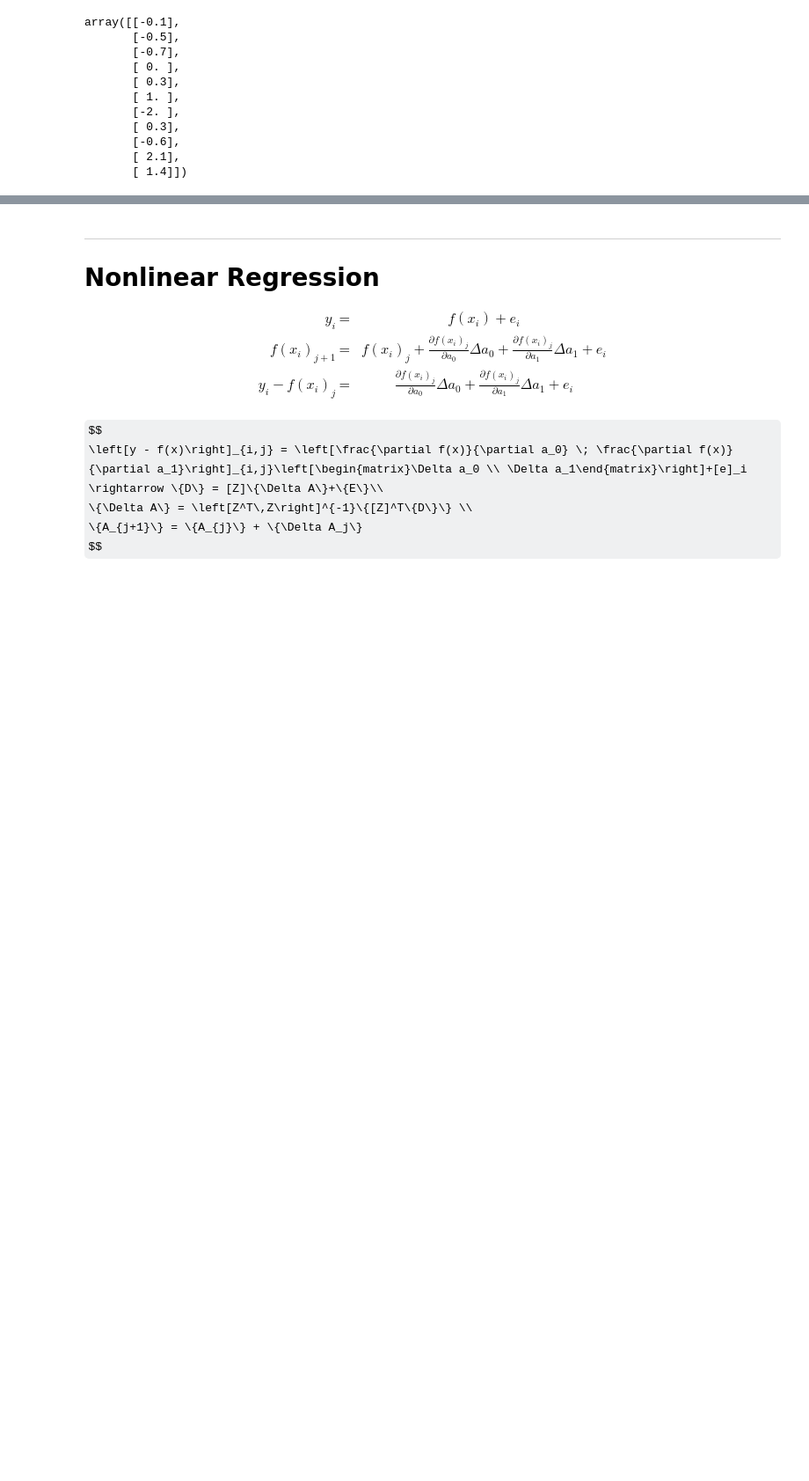
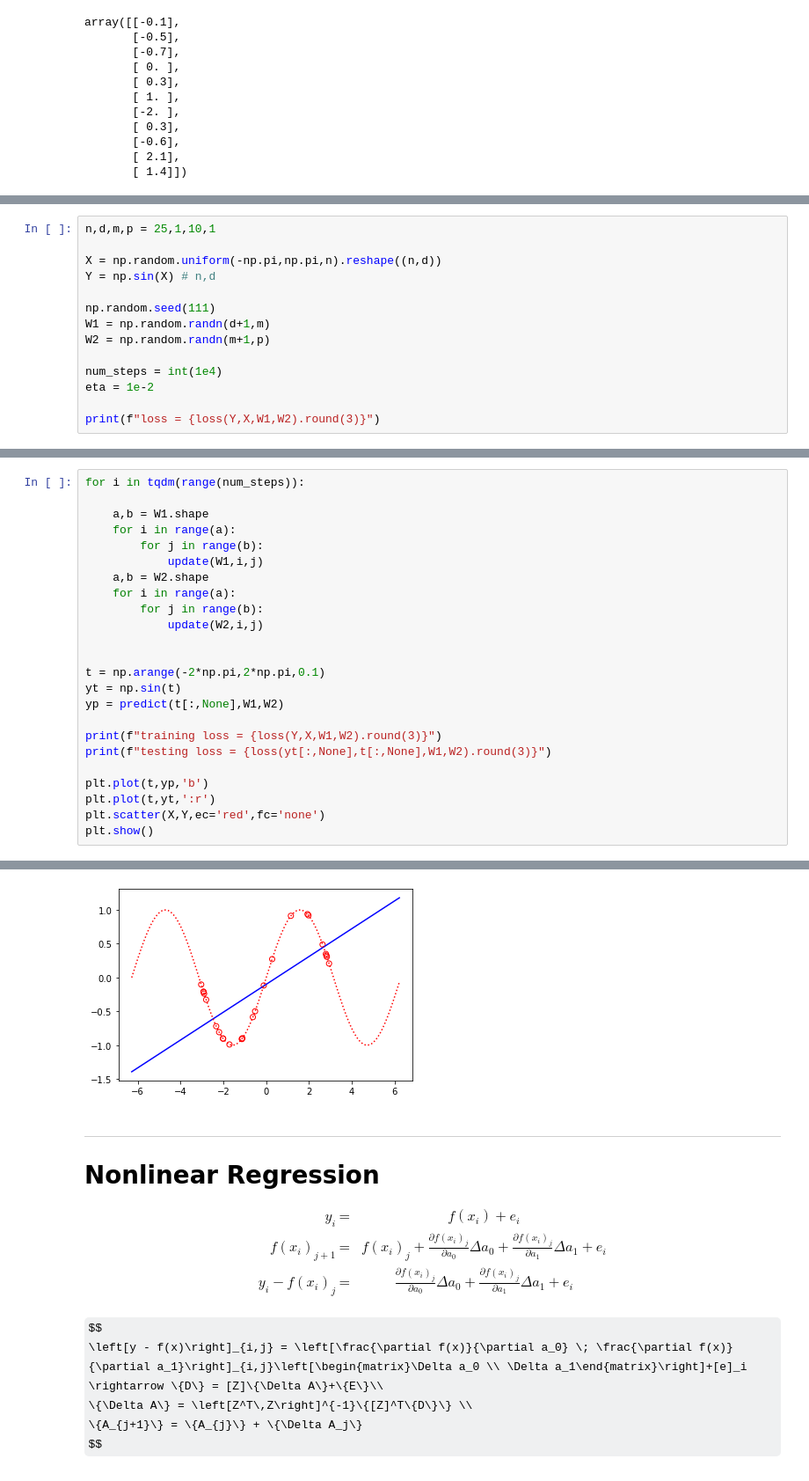
Before and after one commit to garfield-gray/NeuralNetwork, a Jupyter notebook: 14001006_C25_NeuralNetworks_P25_3.ipynb, the cells around one changed output, grey strips where cells are left out. Shown at 88% size. Drawn from its saved outputs; the diff is of its cells as text; some formulas as TeX source; blank space fills up the shorter version.

```diff
--- a/14001006_C25_NeuralNetworks_P25_3.ipynb
+++ b/14001006_C25_NeuralNetworks_P25_3.ipynb
@@ -239,0 +278,14 @@ array([[-0.1],
+# %%
+n,d,m,p = 25,1,10,1
+
+X = np.random.uniform(-np.pi,np.pi,n).reshape((n,d))
+Y = np.sin(X) # n,d
+
+np.random.seed(111)
+W1 = np.random.randn(d+1,m)
+W2 = np.random.randn(m+1,p)
+
+num_steps = int(1e4)
+eta = 1e-2
+
+print(f"loss = {loss(Y,X,W1,W2).round(3)}")
@@ -239,0 +294,25 @@ array([[-0.1],
+# %%
+for i in tqdm(range(num_steps)):
+
+    a,b = W1.shape
+    for i in range(a):
+        for j in range(b):
+            update(W1,i,j)
+    a,b = W2.shape
+    for i in range(a):
+        for j in range(b):
+            update(W2,i,j)
+
+
+t = np.arange(-2*np.pi,2*np.pi,0.1)
+yt = np.sin(t)
+yp = predict(t[:,None],W1,W2)
+
+print(f"training loss = {loss(Y,X,W1,W2).round(3)}")
+print(f"testing loss = {loss(yt[:,None],t[:,None],W1,W2).round(3)}")
+
+plt.plot(t,yp,'b')
+plt.plot(t,yt,':r')
+plt.scatter(X,Y,ec='red',fc='none')
+plt.show()
+# %% [output]
@@ -240,3 +321,4 @@ array([[-0.1],
+[figure, added]
 # %% [markdown]
 ----------------------
 # Nonlinear Regression
```
Also changed, not shown: parts of 4 cells of this notebook.
